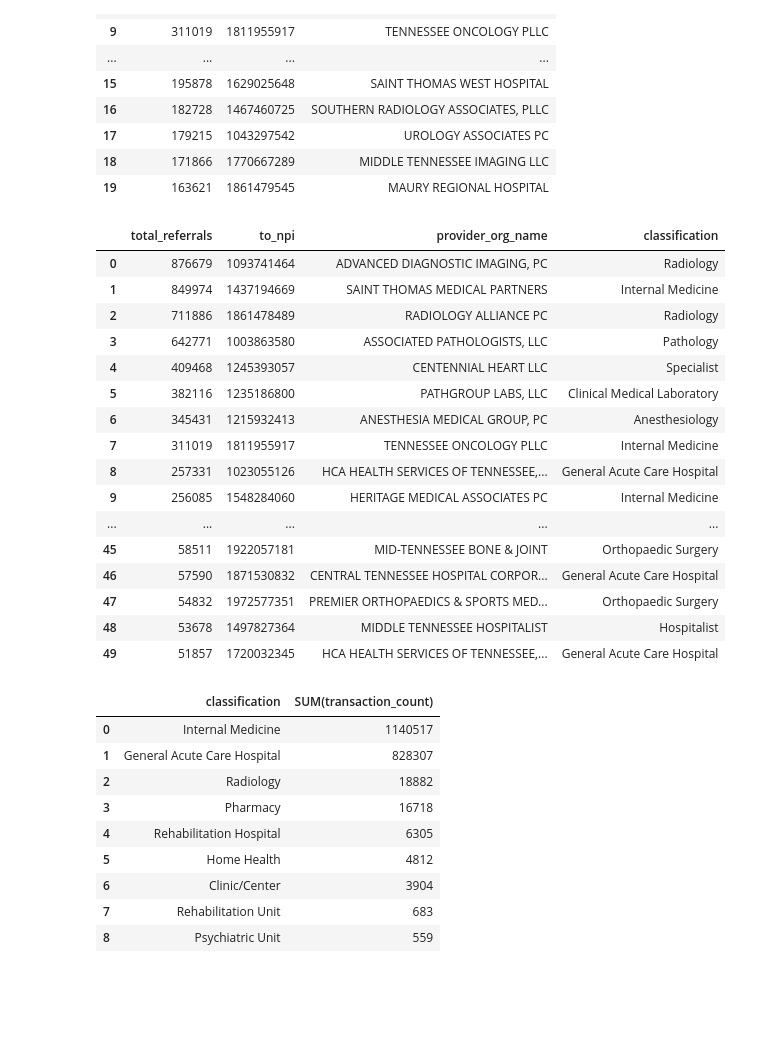
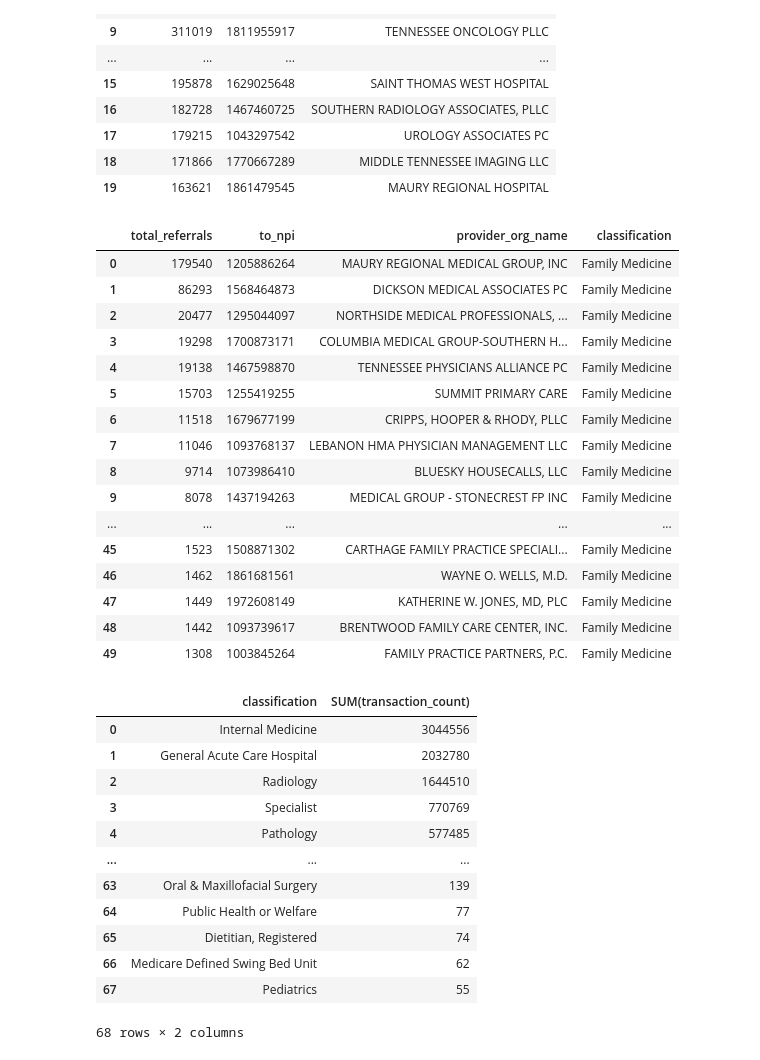
Before and after one commit to nss-data-science-cohort-4/hcbb_hop_team-3m, a Jupyter notebook: notebooks/hcbb_parker03_data_exploration.ipynb, the cells around one changed output. Cells and saved outputs as stored; diff of their text form; code cells hidden in the pictures; blank space fills up the shorter version.

```diff
--- a/notebooks/hcbb_parker03_data_exploration.ipynb
+++ b/notebooks/hcbb_parker03_data_exploration.ipynb
@@ -28,7 +28,9 @@ display(test_df)
 with sqlite3.connect('../data/hcbb.sqlite') as db :
     query = """
     SELECT COUNT(*) AS count_all
-    FROM filtered_hop_teaming;
+    FROM filtered_hop_teaming
+    JOIN npi USING()
+    WHERE entity_type_code;
     """
 
     test = pd.read_sql(query, db)
@@ -74,40 +91,41 @@ test
 # %%
 # Find competitor hosptitals with the largest number of total referrals.
 with sqlite3.connect('../data/hcbb.sqlite') as db :
     query = """
     SELECT SUM(transaction_count) AS total_referrals, to_npi, n.provider_org_name, t.classification
     FROM filtered_hop_teaming AS f
     JOIN npidata AS n
     ON f.to_npi = n.npi
     JOIN taxonomy AS t
     USING(taxonomy_code)
+    WHERE classification = 'Family Medicine'
     GROUP BY to_npi, provider_org_name
-    HAVING provider_org_name NOT LIKE '%VANDERBILT%'
+    --HAVING provider_org_name LIKE '%VUMC%'
     ORDER BY total_referrals DESC
     LIMIT 50;
     """
 
     test = pd.read_sql(query, db)
 
 test
 # %% [output]
 |  | total_referrals | to_npi | provider_org_name | classification |
-| 0 | 876679 | 1093741464 | ADVANCED DIAGNOSTIC IMAGING, PC | Radiology |
-| 1 | 849974 | 1437194669 | SAINT THOMAS MEDICAL PARTNERS | Internal Medicine |
-| 2 | 711886 | 1861478489 | RADIOLOGY ALLIANCE PC | Radiology |
-| 3 | 642771 | 1003863580 | ASSOCIATED PATHOLOGISTS, LLC | Pathology |
-| 4 | 409468 | 1245393057 | CENTENNIAL HEART LLC | Specialist |
-| 5 | 382116 | 1235186800 | PATHGROUP LABS, LLC | Clinical Medical Laboratory |
-| 6 | 345431 | 1215932413 | ANESTHESIA MEDICAL GROUP, PC | Anesthesiology |
-| 7 | 311019 | 1811955917 | TENNESSEE ONCOLOGY PLLC | Internal Medicine |
-| 8 | 257331 | 1023055126 | HCA HEALTH SERVICES OF TENNESSEE,... | General Acute Care Hospital |
-| 9 | 256085 | 1548284060 | HERITAGE MEDICAL ASSOCIATES PC | Internal Medicine |
+| 0 | 179540 | 1205886264 | MAURY REGIONAL MEDICAL GROUP, INC | Family Medicine |
+| 1 | 86293 | 1568464873 | DICKSON MEDICAL ASSOCIATES PC | Family Medicine |
+| 2 | 20477 | 1295044097 | NORTHSIDE MEDICAL PROFESSIONALS, ... | Family Medicine |
+| 3 | 19298 | 1700873171 | COLUMBIA MEDICAL GROUP-SOUTHERN H... | Family Medicine |
+| 4 | 19138 | 1467598870 | TENNESSEE PHYSICIANS ALLIANCE PC | Family Medicine |
+| 5 | 15703 | 1255419255 | SUMMIT PRIMARY CARE | Family Medicine |
+| 6 | 11518 | 1679677199 | CRIPPS, HOOPER & RHODY, PLLC | Family Medicine |
+| 7 | 11046 | 1093768137 | LEBANON HMA PHYSICIAN MANAGEMENT LLC | Family Medicine |
+| 8 | 9714 | 1073986410 | BLUESKY HOUSECALLS, LLC | Family Medicine |
+| 9 | 8078 | 1437194263 | MEDICAL GROUP - STONECREST FP INC | Family Medicine |
 | ... | ... | ... | ... | ... |
-| 45 | 58511 | 1922057181 | MID-TENNESSEE BONE & JOINT | Orthopaedic Surgery |
-| 46 | 57590 | 1871530832 | CENTRAL TENNESSEE HOSPITAL CORPOR... | General Acute Care Hospital |
-| 47 | 54832 | 1972577351 | PREMIER ORTHOPAEDICS & SPORTS MED... | Orthopaedic Surgery |
-| 48 | 53678 | 1497827364 | MIDDLE TENNESSEE HOSPITALIST | Hospitalist |
-| 49 | 51857 | 1720032345 | HCA HEALTH SERVICES OF TENNESSEE,... | General Acute Care Hospital |
+| 45 | 1523 | 1508871302 | CARTHAGE FAMILY PRACTICE SPECIALI... | Family Medicine |
+| 46 | 1462 | 1861681561 | WAYNE O. WELLS, M.D. | Family Medicine |
+| 47 | 1449 | 1972608149 | KATHERINE W. JONES, MD, PLC | Family Medicine |
+| 48 | 1442 | 1093739617 | BRENTWOOD FAMILY CARE CENTER, INC. | Family Medicine |
+| 49 | 1308 | 1003845264 | FAMILY PRACTICE PARTNERS, P.C. | Family Medicine |
 # %%
 # Find competitor hosptitals with the largest number of total referrals.
 with sqlite3.connect('../data/hcbb.sqlite') as db :
@@ -118,7 +136,7 @@ with sqlite3.connect('../data/hcbb.sqlite') as db :
     ON f.to_npi = n.npi
     JOIN taxonomy AS t
     USING(taxonomy_code)
-    WHERE provider_org_name LIKE '%VANDERBILT%'
+    --WHERE provider_org_name LIKE '%VANDERBILT%'
     GROUP BY classification
     ORDER BY SUM(transaction_count) DESC;
     """
@@ -128,15 +146,18 @@ with sqlite3.connect('../data/hcbb.sqlite') as db :
 test
 # %% [output]
 |  | classification | SUM(transaction_count) |
-| 0 | Internal Medicine | 1140517 |
-| 1 | General Acute Care Hospital | 828307 |
-| 2 | Radiology | 18882 |
-| 3 | Pharmacy | 16718 |
-| 4 | Rehabilitation Hospital | 6305 |
-| 5 | Home Health | 4812 |
-| 6 | Clinic/Center | 3904 |
-| 7 | Rehabilitation Unit | 683 |
-| 8 | Psychiatric Unit | 559 |
+| 0 | Internal Medicine | 3044556 |
+| 1 | General Acute Care Hospital | 2032780 |
+| 2 | Radiology | 1644510 |
+| 3 | Specialist | 770769 |
+| 4 | Pathology | 577485 |
+| ... | ... | ... |
+| 63 | Oral & Maxillofacial Surgery | 139 |
+| 64 | Public Health or Welfare | 77 |
+| 65 | Dietitian, Registered | 74 |
+| 66 | Medicare Defined Swing Bed Unit | 62 |
+| 67 | Pediatrics | 55 |
+68 rows × 2 columns
 # %%
 # Find addresses of all Vanderbilt locations
 with sqlite3.connect('../data/hcbb.sqlite') as db :
```
Also changed, not shown: parts of 7 cells of this notebook, 7 other files.
